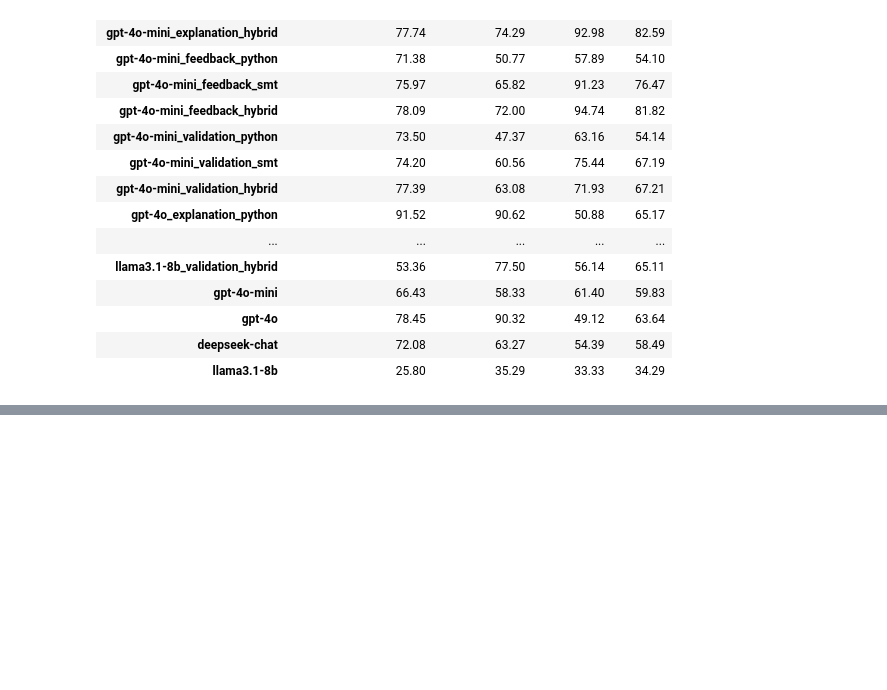
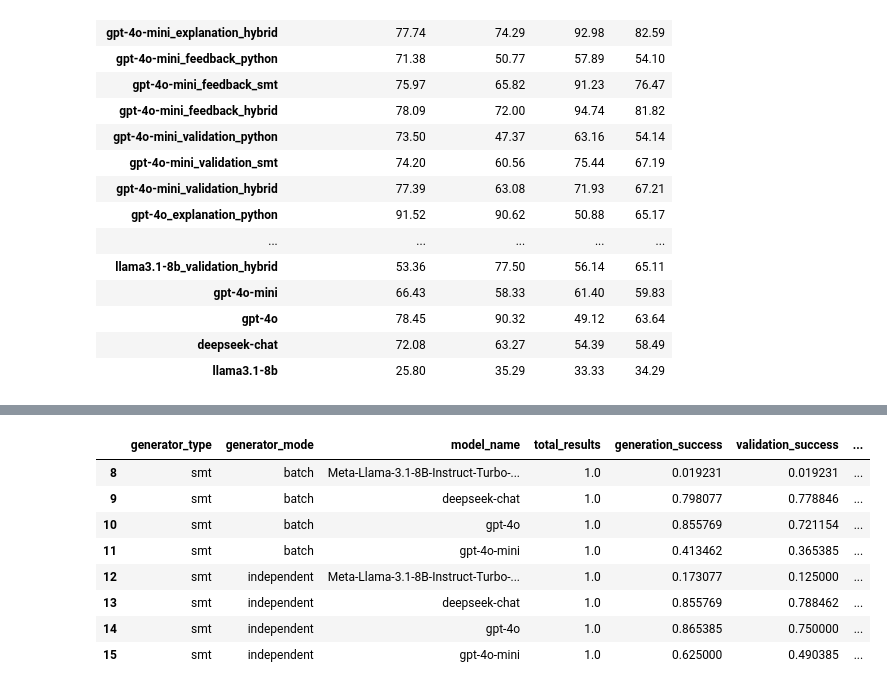
Before and after one commit to 20001LastOrder/ConStrainSolver, a Jupyter notebook: scripts/evaluation.ipynb, the cells around one changed output, grey strips where cells are left out. Drawn from its saved outputs; the diff is of its cells as text; code cells hidden in the pictures; blank space fills up the shorter version.

```diff
--- a/scripts/evaluation.ipynb
+++ b/scripts/evaluation.ipynb
@@ -412,0 +199,12 @@ Name: result, Length: 192, dtype: bool
+# %%
+smt_df
+# %% [output]
+|  | generator_type | generator_mode | model_name | total_results | generation_success | validation_success | ... |
+| 8 | smt | batch | Meta-Llama-3.1-8B-Instruct-Turbo-... | 1.0 | 0.019231 | 0.019231 | ... |
+| 9 | smt | batch | deepseek-chat | 1.0 | 0.798077 | 0.778846 | ... |
+| 10 | smt | batch | gpt-4o | 1.0 | 0.855769 | 0.721154 | ... |
+| 11 | smt | batch | gpt-4o-mini | 1.0 | 0.413462 | 0.365385 | ... |
+| 12 | smt | independent | Meta-Llama-3.1-8B-Instruct-Turbo-... | 1.0 | 0.173077 | 0.125000 | ... |
+| 13 | smt | independent | deepseek-chat | 1.0 | 0.855769 | 0.788462 | ... |
+| 14 | smt | independent | gpt-4o | 1.0 | 0.865385 | 0.750000 | ... |
+| 15 | smt | independent | gpt-4o-mini | 1.0 | 0.625000 | 0.490385 | ... |
```
Also changed, not shown: parts of 34 cells of this notebook, 3 other files.
